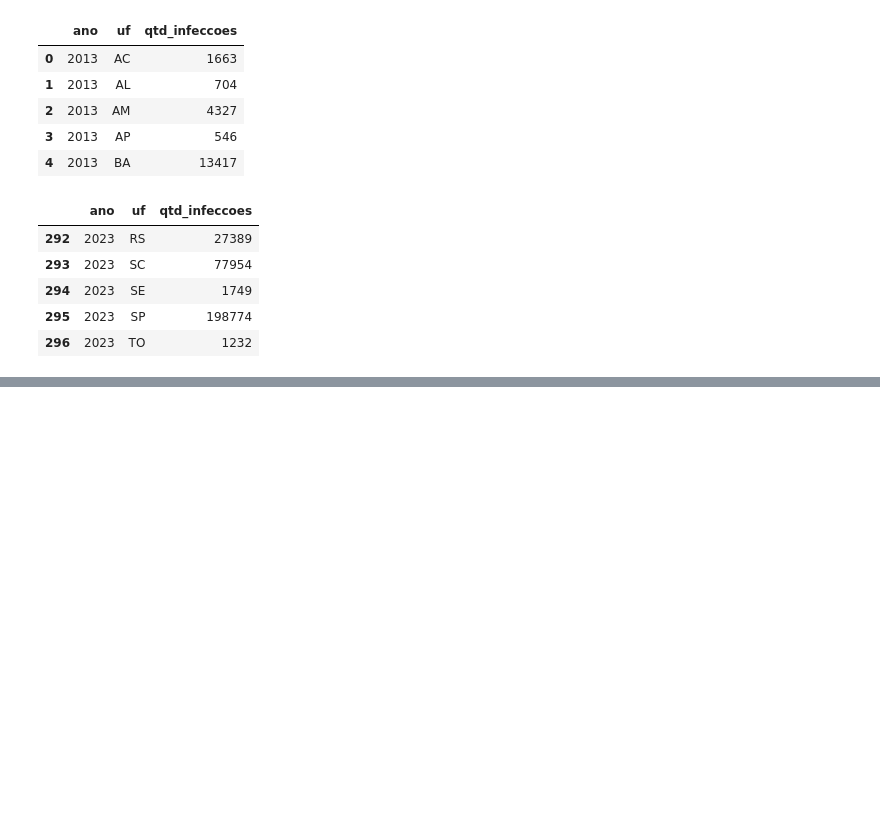
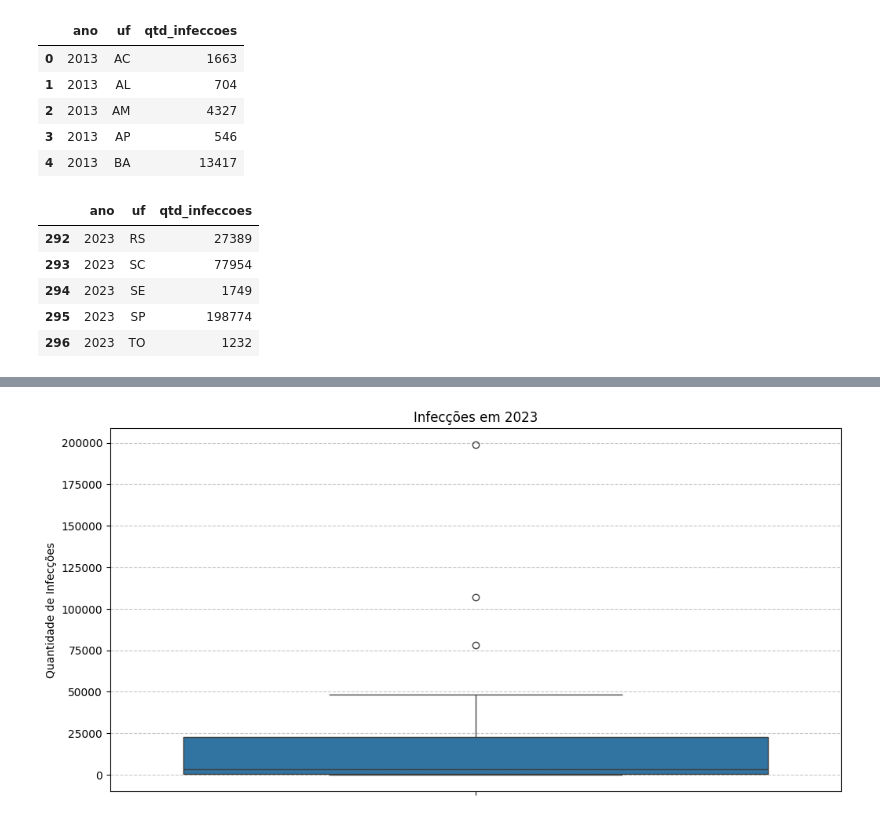
Before and after one commit to rafaellccouto/pos_tech_dengue, a Jupyter notebook: postech_aula_dengue.ipynb, the cells around one changed output, grey strips where cells are left out. Saved outputs shown, nothing was run; the diff lists cells and outputs as text; code cells hidden in the pictures; blank space fills up the shorter version.

```diff
--- a/postech_aula_dengue.ipynb
+++ b/postech_aula_dengue.ipynb
@@ -164,0 +198,4 @@ infeccoes_estado.tail()
+# %%
+# Filtras os dados para o ano de 2023
+infeccoes_2023 = infeccoes_estado[infeccoes_estado['ano'] == 2023]
+infeccoes_2023
@@ -164,0 +234,10 @@ infeccoes_estado.tail()
+# %%
+plt.figure(figsize=(12,6))
+sns.boxplot(y='qtd_infeccoes', data=infeccoes_2023)
+plt.title('Infecções em 2023')
+plt.xticks
+plt.ylabel('Quantidade de Infecções')
+plt.grid(axis='y', linestyle='--', alpha=0.7)
+plt.show()
+# %% [output]
+[figure, added]
```
Also changed, not shown: parts of 11 cells of this notebook, 1 other file.
